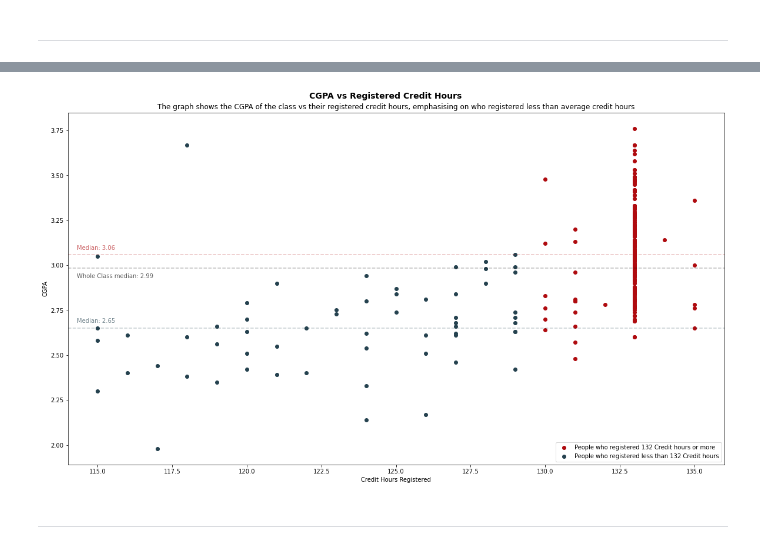
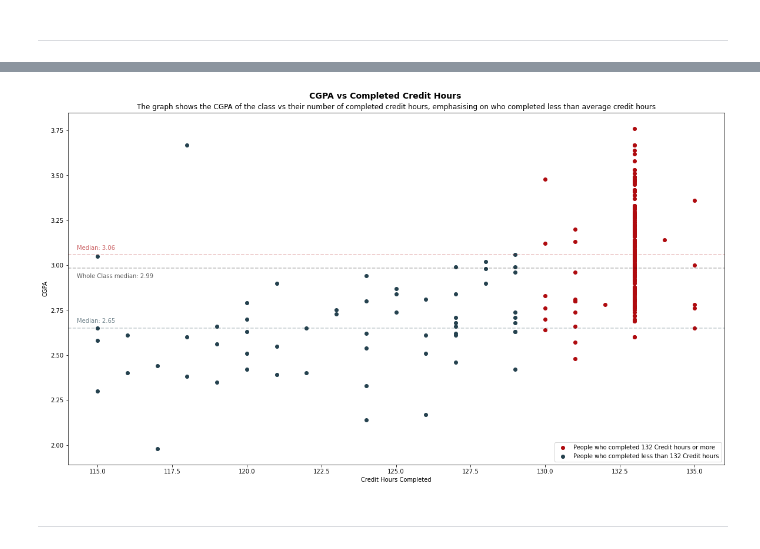
Before and after one commit to abdoitman/Analysing-Class-Scores, a Jupyter notebook: class_data_summary.ipynb, the cells around one changed output, grey strips where cells are left out. Drawn from its saved outputs; the diff is of its cells as text; code cells hidden in the pictures.

```diff
--- a/class_data_summary.ipynb
+++ b/class_data_summary.ipynb
@@ -216,23 +208,23 @@ Here we notice that students who registered less than average (130) credit hours
 # %%
 fig , ax = plt.subplots(figsize=(20,11))
-plt.scatter(x=hrs_130.Hours_taken , y=hrs_130.CGPA , c='#af0b0f', label='People who registered 132 Credit hours or more')
-plt.scatter(x=hrs_else.Hours_taken , y=hrs_else.CGPA , c='#25424f', label='People who registered less than 132 Credit hours')
+plt.scatter(x=hrs_130.Hours_taken , y=hrs_130.CGPA , c='#af0b0f', label='People who completed 132 Credit hours or more')
+plt.scatter(x=hrs_else.Hours_taken , y=hrs_else.CGPA , c='#25424f', label='People who completed less than 132 Credit hours')
 
 plt.axhline(hrs_130.CGPA.median() , color='#af0b0f' , linestyle='dashed', alpha=0.25)
 plt.text(114.3, 3.085, 'Median: {:.2f}'.format(hrs_130.CGPA.median()), color='#af0b0f', alpha=0.65)
 plt.axhline(hrs_else.CGPA.median(), color='#25424f' , linestyle='dashed', alpha=0.25)
 plt.text(114.3, 2.68, 'Median: {:.2f}'.format(hrs_else.CGPA.median()), color='#25424f', alpha=0.65)
 plt.axhline(class_data.CGPA.median(), color='black' , linestyle='dashed', alpha=0.25)
 plt.text(114.3, 2.93, 'Whole Class median: {:.2f}'.format(class_data.CGPA.median()), color='black', alpha=0.65)
 
 plt.legend(loc='lower right')
 
-_ = plt.xlabel('Credit Hours Registered')
+_ = plt.xlabel('Credit Hours Completed')
 _ = plt.ylabel('CGPA')
-_ = plt.suptitle("CGPA vs Registered Credit Hours", fontweight= 'bold', fontsize= 14, y= 0.924)
-_ = plt.title('The graph shows the CGPA of the class vs their registered credit hours, emphasising on who registered less than average credit hours')
+_ = plt.suptitle("CGPA vs Completed Credit Hours", fontweight= 'bold', fontsize= 14, y= 0.924)
+_ = plt.title('The graph shows the CGPA of the class vs their number of completed credit hours, emphasising on who completed less than average credit hours')
 # %% [output]
-[figure, old version]
+[figure, new version]
 # %% [markdown]
 ----
 # %% [markdown]
```
Also changed, not shown: parts of 16 cells of this notebook, 1 other file.
